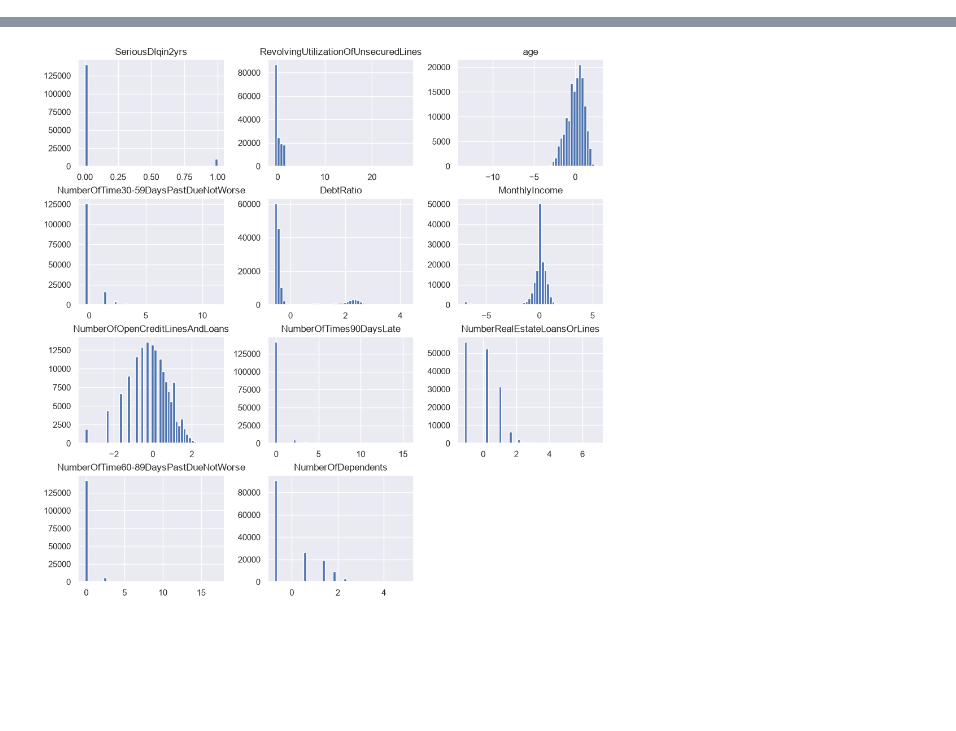
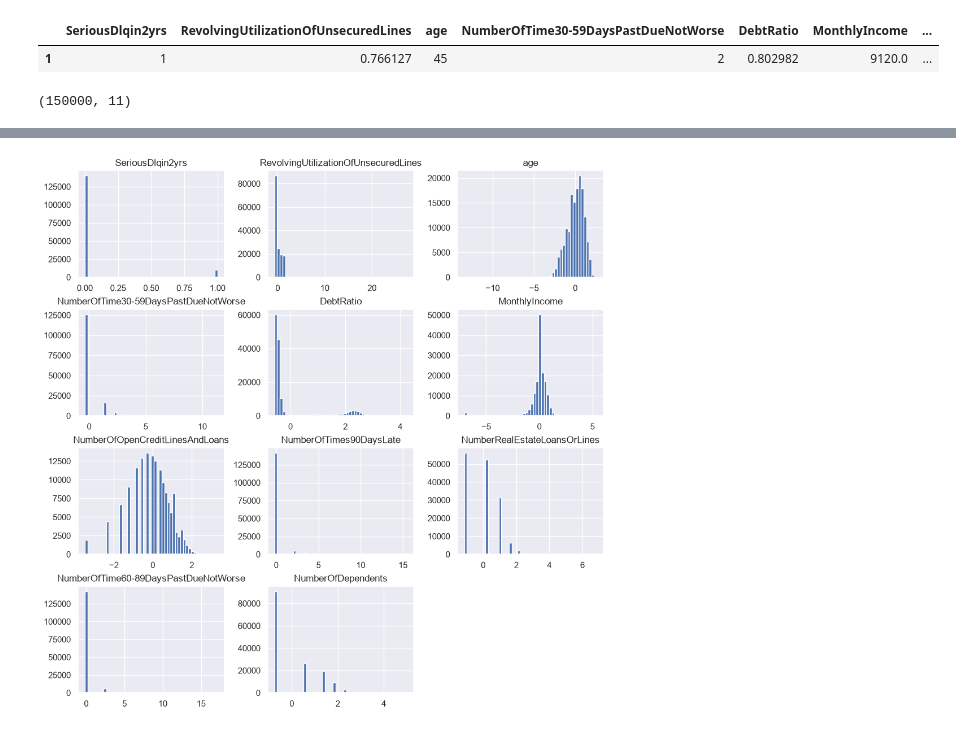
Before and after one commit to LeoDiasTrindade/good-and-bad-payers, a Jupyter notebook: notebooks/01_eda.ipynb, the cells around one changed output, grey strips where cells are left out. Cells and saved outputs as stored; diff of their text form; code cells hidden in the pictures; blank space fills up the shorter version.

```diff
--- a/notebooks/01_eda.ipynb
+++ b/notebooks/01_eda.ipynb
@@ -46,0 +12,17 @@ memory usage: 12.6 MB
+# %%
+PATHFILE = Path.cwd().parent / 'data' / 'raw' / 'cs-training.csv'
+
+train_df_raw = pd.read_csv(PATHFILE, index_col=0)
+train_df = train_df_raw.copy()
+
+target_name = 'SeriousDlqin2yrs'
+features_name = train_df.drop(target_name, axis=1).columns
+
+train_df.head(1)
+# %% [output]
+|  | SeriousDlqin2yrs | RevolvingUtilizationOfUnsecuredLines | age | NumberOfTime30-59DaysPastDueNotWorse | DebtRatio | MonthlyIncome | ... |
+| 1 | 1 | 0.766127 | 45 | 2 | 0.802982 | 9120.0 | ... |
+# %%
+train_df.shape
+# %% [output]
+(150000, 11)
```
Also changed, not shown: parts of 19 cells of this notebook.
